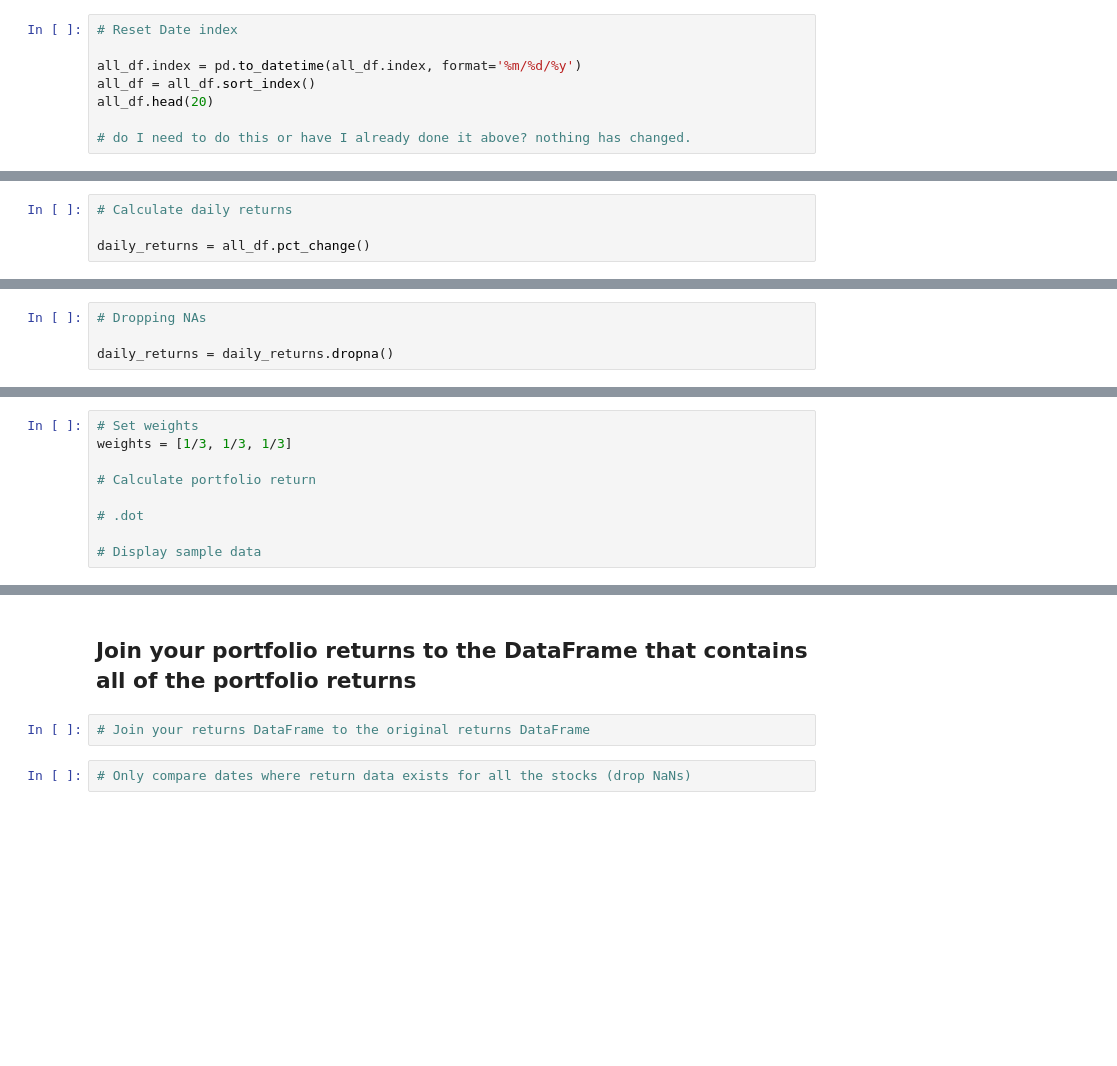
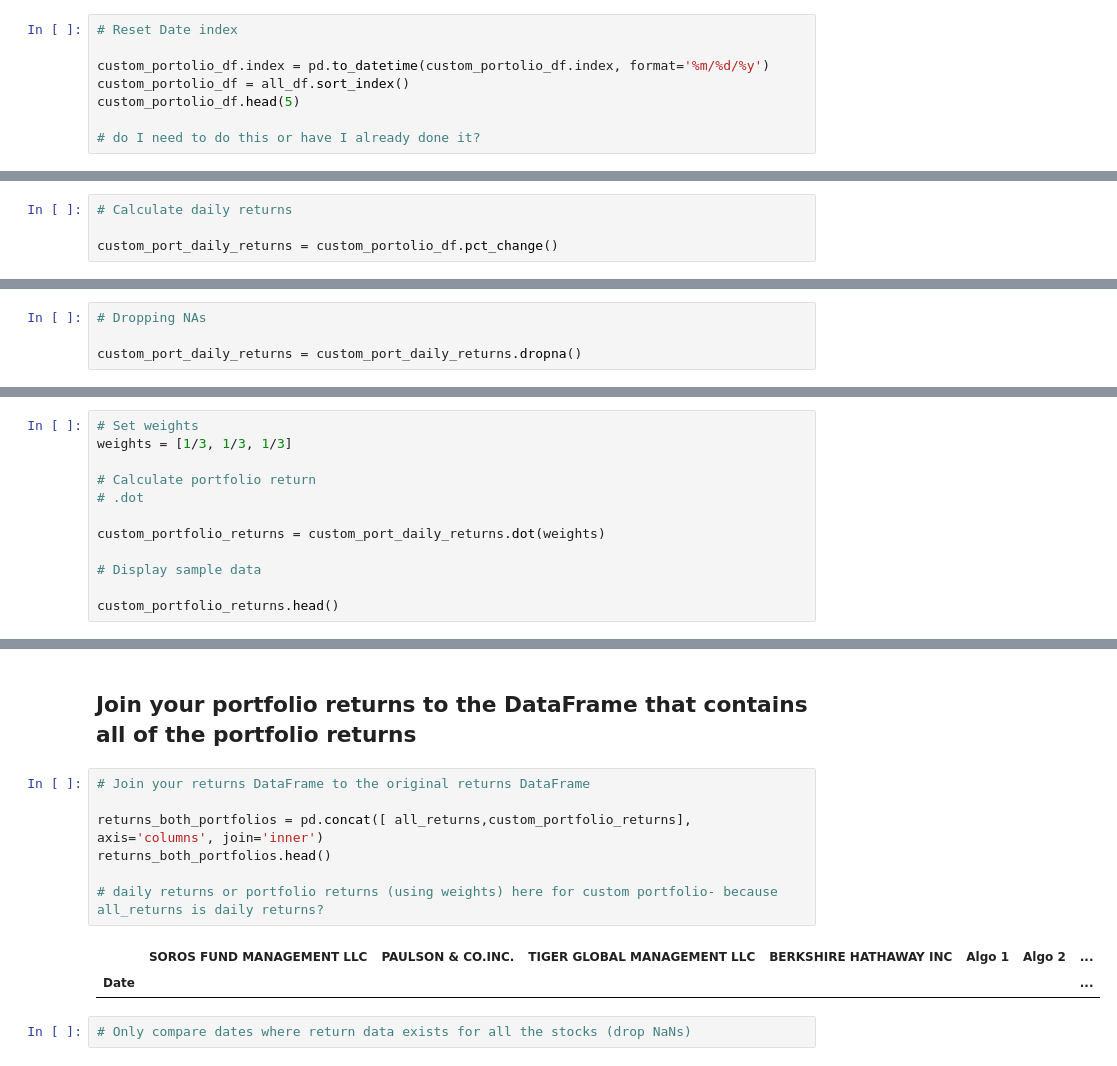
Before and after one commit to knieuwhof/Module-4-Challenge, a Jupyter notebook: whale_analysis.ipynb, the cells around one changed output, grey strips where cells are left out. Drawn from its saved outputs; the diff is of its cells as text; blank space fills up the shorter version.

```diff
--- a/whale_analysis.ipynb
+++ b/whale_analysis.ipynb
@@ -599,11 +599,11 @@ all_df.head()
 # %%
 # Reset Date index
 
-all_df.index = pd.to_datetime(all_df.index, format='%m/%d/%y')
-all_df = all_df.sort_index()
-all_df.head(20)
+custom_portolio_df.index = pd.to_datetime(custom_portolio_df.index, format='%m/%d/%y')
+custom_portolio_df = all_df.sort_index()
+custom_portolio_df.head(5)
 
-# do I need to do this or have I already done it above? nothing has changed.
+# do I need to do this or have I already done it?
 # %% [output]
 |  | GOOGL | AAPL | MSFT |
 | Date |  |  |  |
@@ -630,7 +619,7 @@ all_df.head(20)
 # %%
 # Calculate daily returns
 
-daily_returns = all_df.pct_change()
+custom_port_daily_returns = custom_portolio_df.pct_change()
 # %%
 # Checking for nulls
 
@@ -643,7 +632,7 @@ dtype: int64
 # %%
 # Dropping NAs
 
-daily_returns = daily_returns.dropna()
+custom_port_daily_returns = custom_port_daily_returns.dropna()
 # %%
 # Confirming drop
 
@@ -672,7 +661,10 @@ daily_returns.head()
 weights = [1/3, 1/3, 1/3]
 
 # Calculate portfolio return
-
 # .dot
 
+custom_portfolio_returns = custom_port_daily_returns.dot(weights)
+
 # Display sample data
+
+custom_portfolio_returns.head()
@@ -679,7 +679,15 @@ weights = [1/3, 1/3, 1/3]
 # %% [markdown]
 ## Join your portfolio returns to the DataFrame that contains all of the portfolio returns
-# %%
-# Join your returns DataFrame to the original returns DataFrame
+# %%
+# Join your returns DataFrame to the original returns DataFrame
+
+returns_both_portfolios = pd.concat([ all_returns,custom_portfolio_returns], axis='columns', join='inner')
+returns_both_portfolios.head()
+
+# daily returns or portfolio returns (using weights) here for custom portfolio- because all_returns is daily returns?
+# %% [output]
+|  | SOROS FUND MANAGEMENT LLC | PAULSON & CO.INC. | TIGER GLOBAL MANAGEMENT LLC | BERKSHIRE HATHAWAY INC | Algo 1 | Algo 2 | ... |
+| Date |  |  |  |  |  |  | ... |
 # %%
 # Only compare dates where return data exists for all the stocks (drop NaNs)
 # %% [markdown]
```
Also changed, not shown: parts of 6 cells of this notebook, 10 other files.
